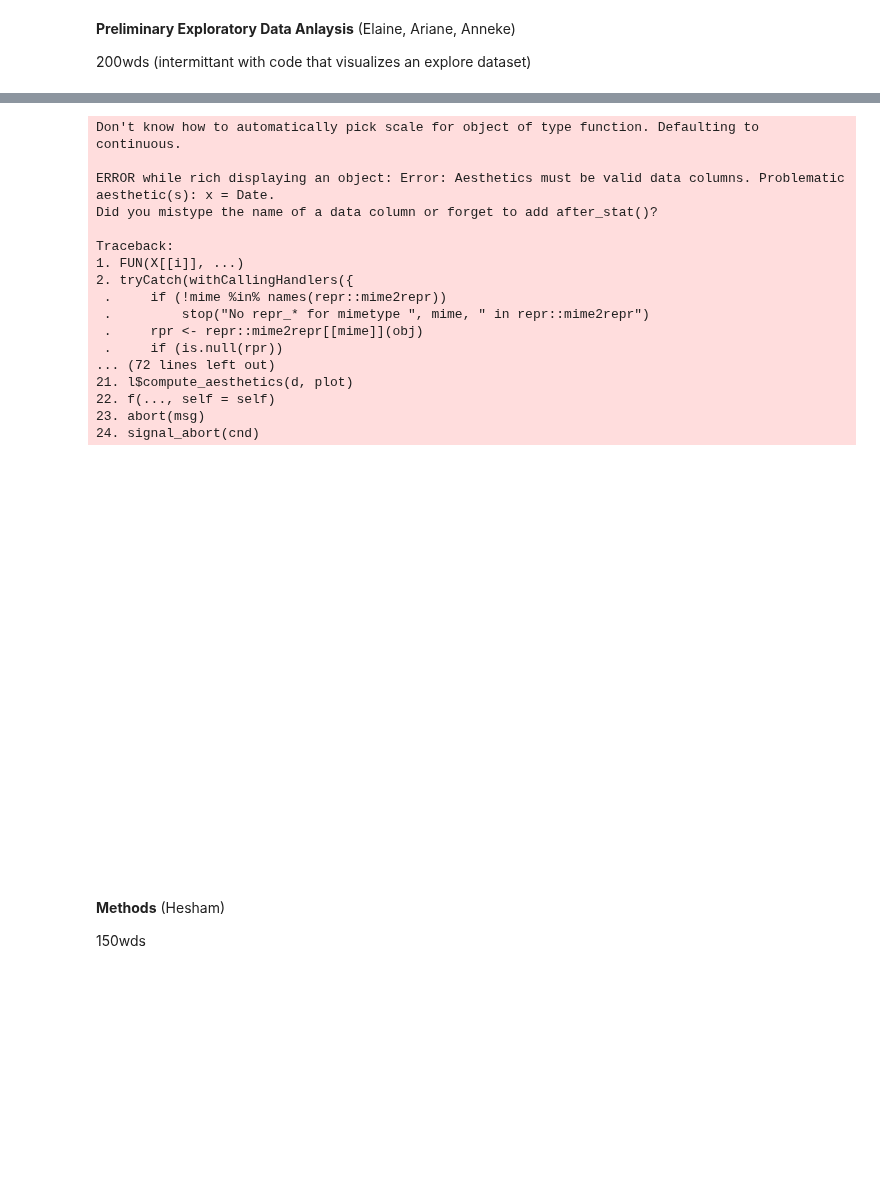
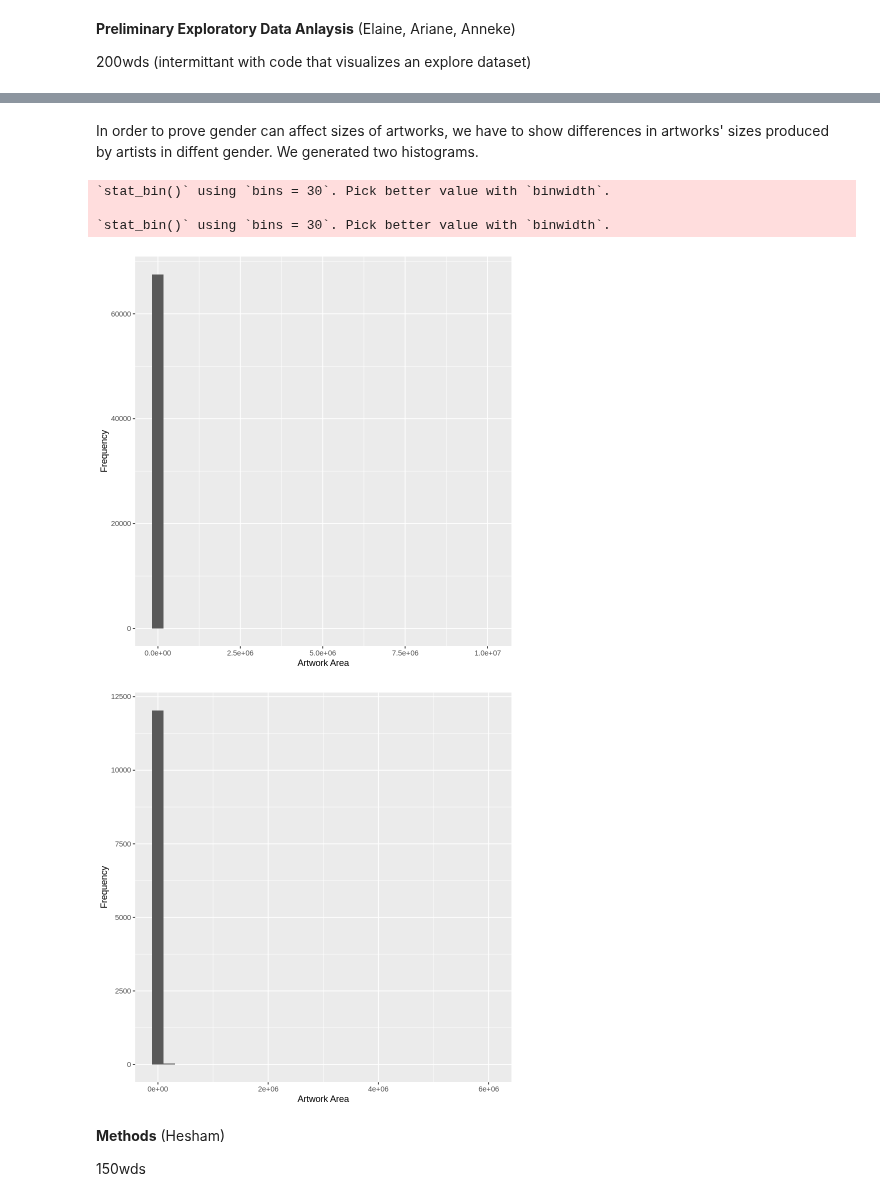
Before and after one commit to annekedresselhuis/DSCI-Group-Project, a Jupyter notebook: group_28_preliminary_analysis..ipynb, the cells around one changed output, grey strips where cells are left out. Drawn from its saved outputs; the diff is of its cells as text; code cells hidden in the pictures; blank space fills up the shorter version.

Commit message:
Filtered out "NA" in Area and added some words of explanation
the graph I drew is still very weird and more explanations may be needed

```diff
--- a/group_28_preliminary_analysis..ipynb
+++ b/group_28_preliminary_analysis..ipynb
@@ -87,21 +113,26 @@ A spec_tbl_df: 138151 × 29
 # %%
-
 # create table of gender and surface area (Area)
 #is Area in cm^2? We should include units
+artworks_split <- initial_split(artworks, prop = 0.75, strat = Gender)
+artworks_training <- training(artworks_split)
+artworks_testing <- testing(artworks_split)
 
-artworks_selected <- artworks %>%
-        select(Height..cm., Width..cm., Gender)
+artworks_selected <- artworks_training %>%
+                     select(Height..cm., Width..cm., Gender)
 artworks_selected$Area<- with(artworks_selected, Height..cm.*Width..cm.)
 
 artworks_size_relation <- artworks_selected %>%
     select(Gender, Area)
 
 artworks_male <- artworks_size_relation %>%
-    filter(Gender=="(Male)")
+    filter(Gender == "(Male)") %>%
+    filter(Area != "NA")
+
 artworks_male
 
 artworks_female <- artworks_size_relation %>%
-    filter(Gender=="(Female)")
+    filter(Gender == "(Female)") %>%
+    filter(Area != "NA")
 artworks_female
 
 nrow(artworks_male)
@@ -154,34 +185,25 @@ A tibble: 17821 × 2
+# %% [markdown]
+In order to prove gender can affect sizes of artworks, we have to show differences in artworks' sizes produced by artists in diffent gender. We generated two histograms.
 # %%
-male_art_plot <- artworks_male%>%
-        ggplot(aes(x=Date, y=Area))+
-        geom_histogram()+
+male_art_plot <- artworks_male %>%
+        ggplot(aes(x = Area)) +
+        geom_histogram() +
         labs(x="Artwork Area", y="Frequency")
 male_art_plot
 
-female_art_plot <- artworks_female%>%
-        ggplot(aes(x=Date, y=Area))+
-        geom_point()+
-        labs(x="Artwork Area", y="Frequency")
+female_art_plot <- artworks_female %>%
+        ggplot(aes(x = Area)) +
+        geom_histogram() +
+        labs(x = "Artwork Area", y = "Frequency")
 female_art_plot
+
+# the graph looks very weird
 # %% [output]
-Don't know how to automatically pick scale for object of type function. Defaulting to continuous.
+`stat_bin()` using `bins = 30`. Pick better value with `binwidth`.
 
-ERROR while rich displaying an object: Error: Aesthetics must be valid data columns. Problematic aesthetic(s): x = Date.
-Did you mistype the name of a data column or forget to add after_stat()?
-
-Traceback:
-1. FUN(X[[i]], ...)
-2. tryCatch(withCallingHandlers({
- .     if (!mime %in% names(repr::mime2repr))
- .         stop("No repr_* for mimetype ", mime, " in repr::mime2repr")
- .     rpr <- repr::mime2repr[[mime]](obj)
- .     if (is.null(rpr))
-... (72 lines left out)
-21. l$compute_aesthetics(d, plot)
-22. f(..., self = self)
-23. abort(msg)
-24. signal_abort(cnd)
+`stat_bin()` using `bins = 30`. Pick better value with `binwidth`.
-[figure, old version]
+[figure, new version]
+[figure, added]
 # %% [markdown]
 **Methods** (Hesham)
 
```
Also changed, not shown: parts of 8 cells of this notebook.
